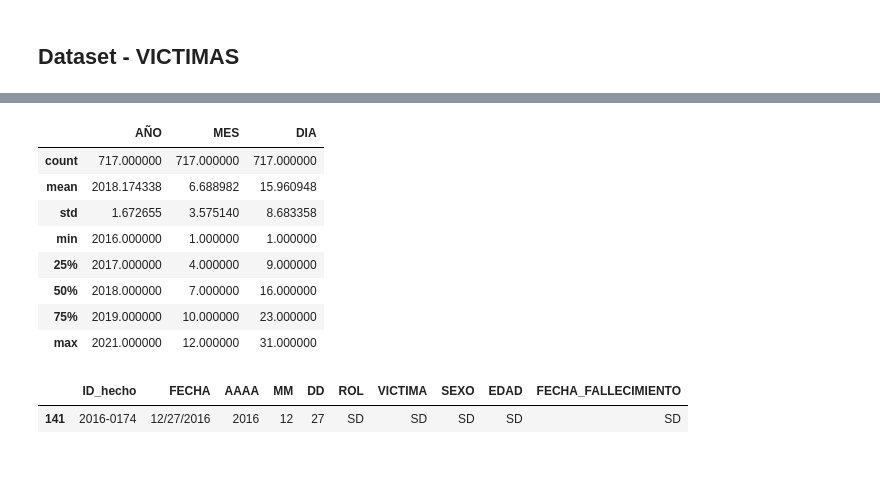
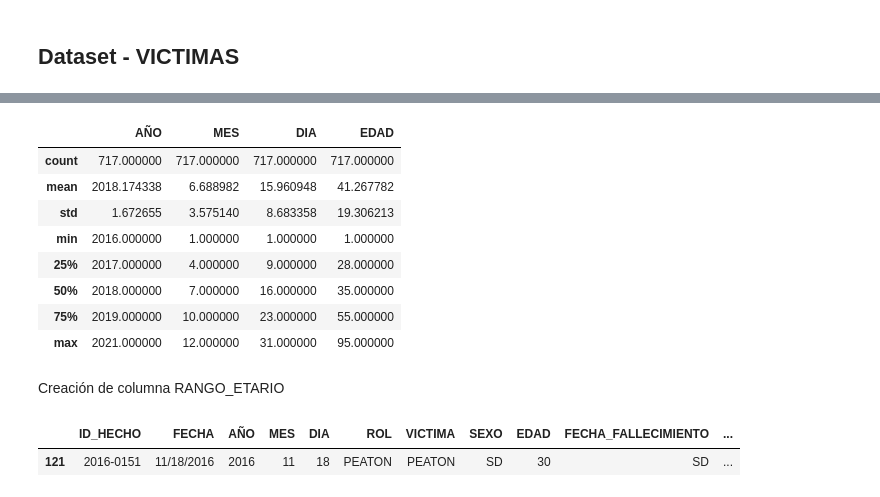
Before and after one commit to JPeraltaBorjas/An-lisis_de_Siniestros_Viales_Data_Analyst-P2, a Jupyter notebook: EDA_P2.ipynb, the cells around one changed output, grey strips where cells are left out. Cells and saved outputs as stored; diff of their text form; code cells hidden in the pictures; blank space fills up the shorter version.

```diff
--- a/EDA_P2.ipynb
+++ b/EDA_P2.ipynb
@@ -321,23 +335,36 @@ datos_edad.plot.box()
 # %%
 # Se nota que hay 53 datos que no tienen datos, para trabajarlos realizaremos la imputación
-# Imputaremos por la mayor cantidad de
+# Imputaremos las edades sin datos por el dato que tiene mayor cantidad
+victimas.EDAD.replace('SD', 30, inplace=True)
+victimas.EDAD = victimas.EDAD.astype(int)
 # %%
 victimas.describe()
 # %% [output]
-|  | AÑO | MES | DIA |
-| count | 717.000000 | 717.000000 | 717.000000 |
-| mean | 2018.174338 | 6.688982 | 15.960948 |
-| std | 1.672655 | 3.575140 | 8.683358 |
-| min | 2016.000000 | 1.000000 | 1.000000 |
-| 25% | 2017.000000 | 4.000000 | 9.000000 |
-| 50% | 2018.000000 | 7.000000 | 16.000000 |
-| 75% | 2019.000000 | 10.000000 | 23.000000 |
-| max | 2021.000000 | 12.000000 | 31.000000 |
+|  | AÑO | MES | DIA | EDAD |
+| count | 717.000000 | 717.000000 | 717.000000 | 717.000000 |
+| mean | 2018.174338 | 6.688982 | 15.960948 | 41.267782 |
+| std | 1.672655 | 3.575140 | 8.683358 | 19.306213 |
+| min | 2016.000000 | 1.000000 | 1.000000 | 1.000000 |
+| 25% | 2017.000000 | 4.000000 | 9.000000 | 28.000000 |
+| 50% | 2018.000000 | 7.000000 | 16.000000 | 35.000000 |
+| 75% | 2019.000000 | 10.000000 | 23.000000 | 55.000000 |
+| max | 2021.000000 | 12.000000 | 31.000000 | 95.000000 |
+# %% [markdown]
+Creación de columna RANGO_ETARIO
+# %%
+# Definir los intervalos de edad
+fronteras = [0, 20, 30, 40, 50, 60, 70, 100]
+
+# Definir las etiquetas para los intervalos
+rangos = ['0-20 años', '21-30 años', '31-40 años', '41-50 años', '51-60 años', '61-70 años', '71-100 años']
+
+# Crear la columna 'Rango_Etario'
+victimas['RANGO_ETARIO'] = pd.cut(victimas['EDAD'], bins=fronteras, labels=rangos, right=True)
 # %%
-condicion_1 = victimas['ID_hecho'] == '2016-0151'
-condicion_2 = victimas['ID_hecho'] == '2016-0174'
+condicion_1 = victimas['ID_HECHO'] == '2016-0151'
+condicion_2 = victimas['ID_HECHO'] == '2016-0174'
 victimas[condicion_1]
-victimas[condicion_2]
+# victimas[condicion_2]
 # %% [output]
-|  | ID_hecho | FECHA | AAAA | MM | DD | ROL | VICTIMA | SEXO | EDAD | FECHA_FALLECIMIENTO |
-| 141 | 2016-0174 | 12/27/2016 | 2016 | 12 | 27 | SD | SD | SD | SD | SD |
+|  | ID_HECHO | FECHA | AÑO | MES | DIA | ROL | VICTIMA | SEXO | EDAD | FECHA_FALLECIMIENTO | ... |
+| 121 | 2016-0151 | 11/18/2016 | 2016 | 11 | 18 | PEATON | PEATON | SD | 30 | SD | ... |
```
Also changed, not shown: parts of 14 cells of this notebook, 1 other file.
